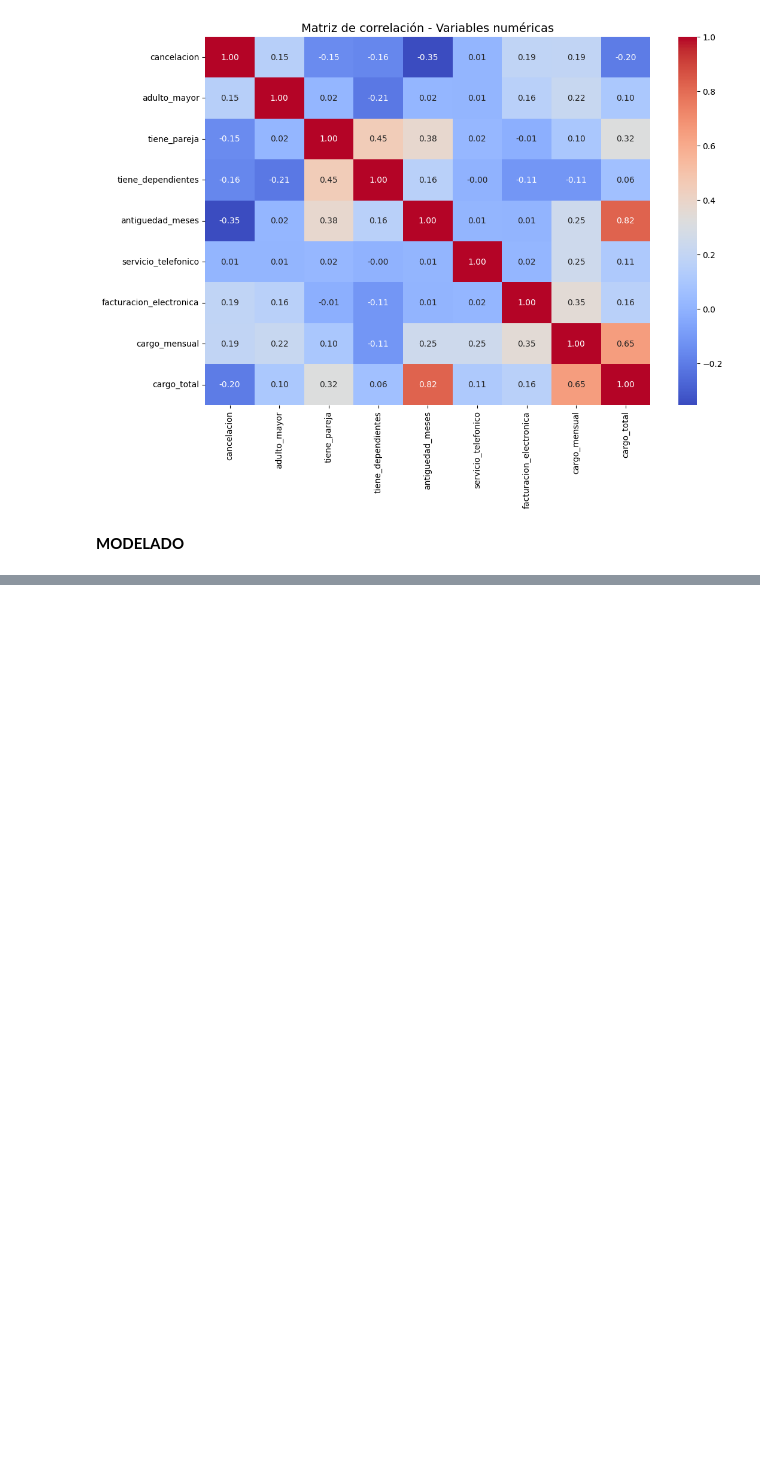
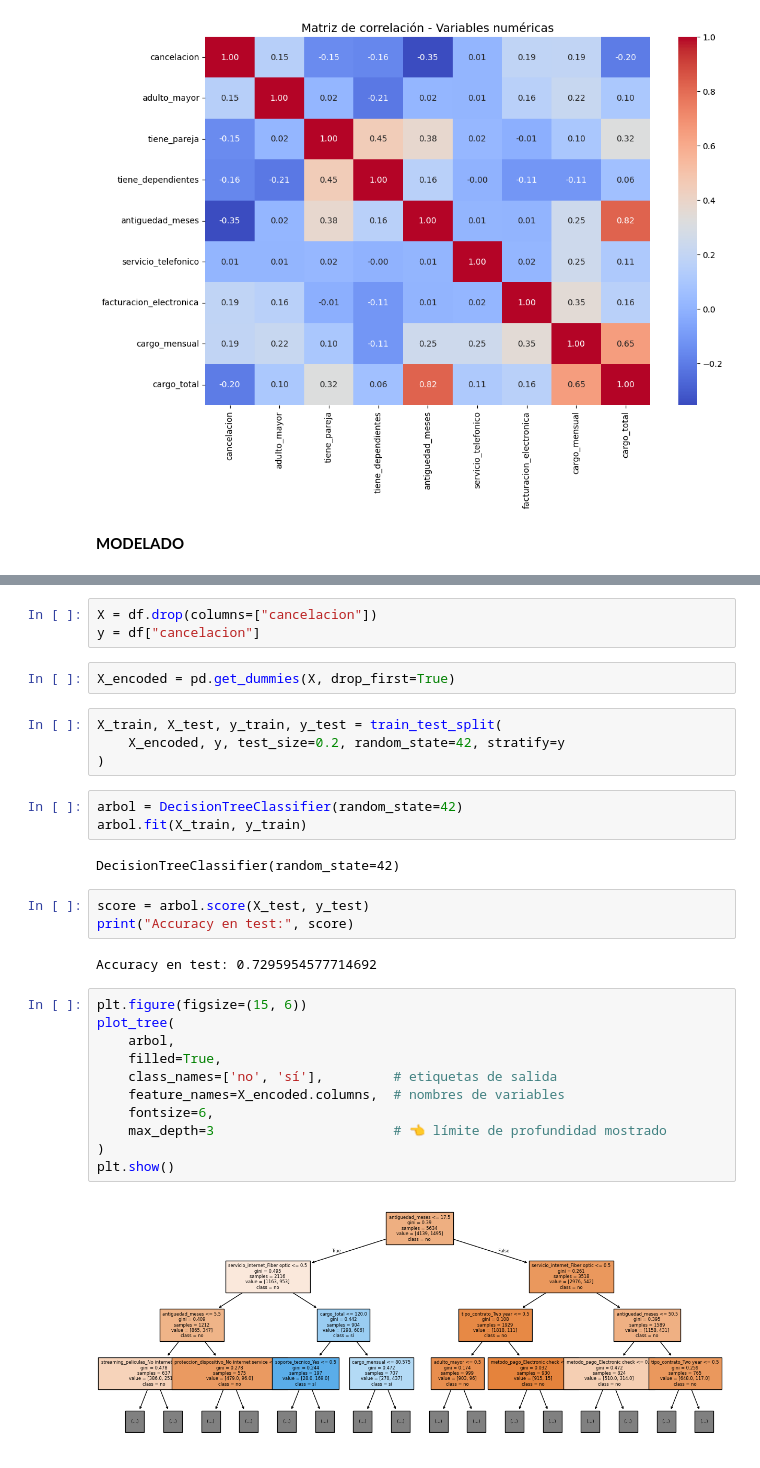
Before and after one commit to gloriagutierrez2025/Challenger_segunda_parte, a Jupyter notebook: Challenger_parte2.ipynb, the cells around one changed output, grey strips where cells are left out. Drawn from its saved outputs; the diff is of its cells as text; blank space fills up the shorter version.

```diff
--- a/Challenger_parte2.ipynb
+++ b/Challenger_parte2.ipynb
@@ -421,0 +439,32 @@ plt.show()
+# %%
+X = df.drop(columns=["cancelacion"])
+y = df["cancelacion"]
+# %%
+X_encoded = pd.get_dummies(X, drop_first=True)
+# %%
+X_train, X_test, y_train, y_test = train_test_split(
+    X_encoded, y, test_size=0.2, random_state=42, stratify=y
+)
+# %%
+arbol = DecisionTreeClassifier(random_state=42)
+arbol.fit(X_train, y_train)
+# %% [output]
+DecisionTreeClassifier(random_state=42)
+# %%
+score = arbol.score(X_test, y_test)
+print("Accuracy en test:", score)
+# %% [output]
+Accuracy en test: 0.7295954577714692
+# %%
+plt.figure(figsize=(15, 6))
+plot_tree(
+    arbol,
+    filled=True,
+    class_names=['no', 'sí'],         # etiquetas de salida
+    feature_names=X_encoded.columns,  # nombres de variables
+    fontsize=6,
+    max_depth=3                       # 👈 límite de profundidad mostrado
+)
+plt.show()
+# %% [output]
+[figure, added]
```
Also changed, not shown: parts of 16 cells of this notebook.
